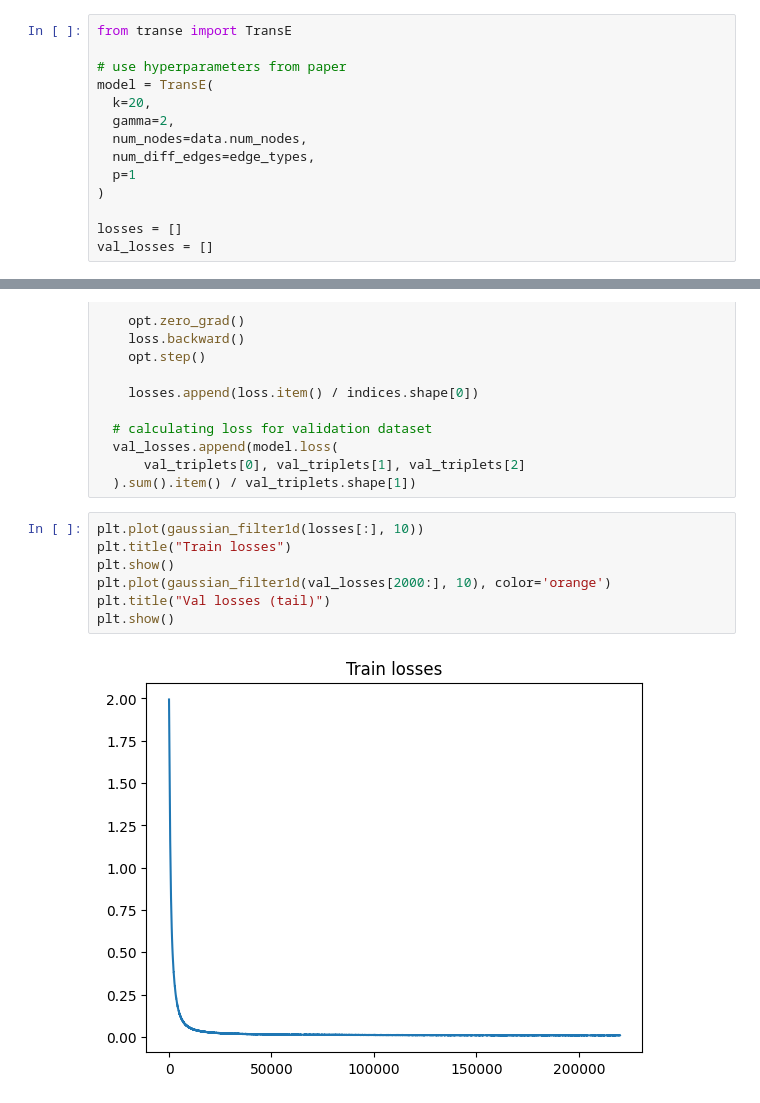
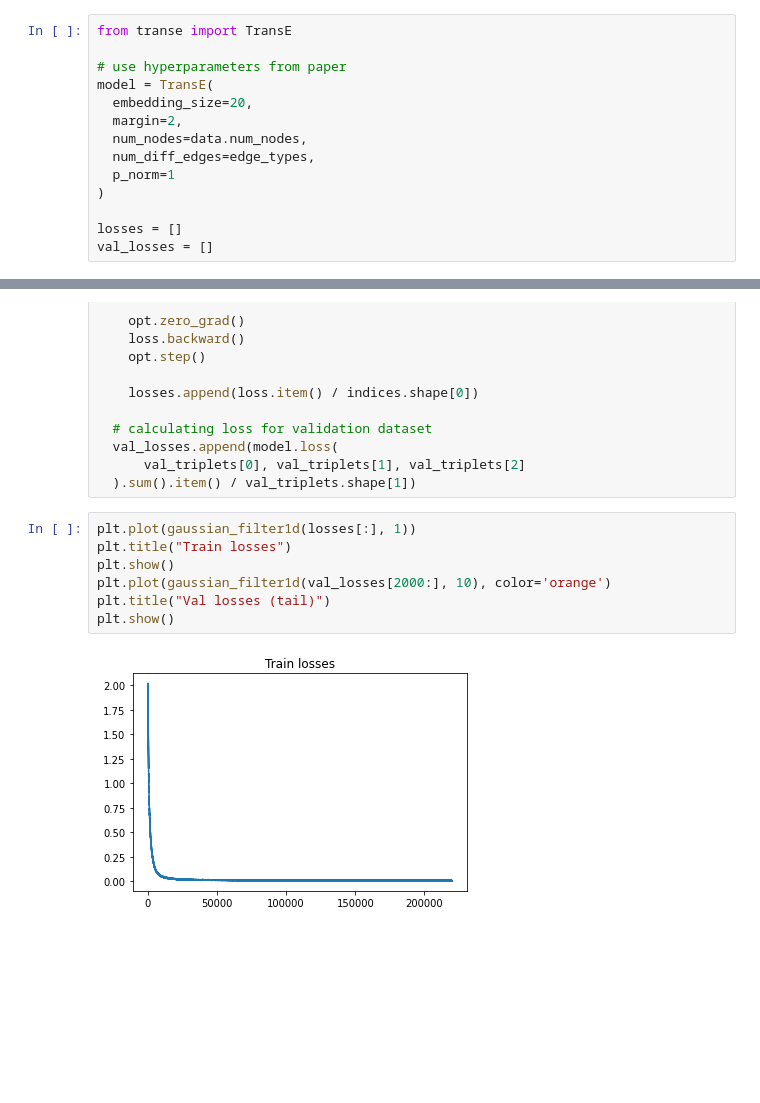
Before and after one commit to EgorShibaev/Improving-the-synonymization-model-test-task, a Jupyter notebook: link_prediction.ipynb, the cells around one changed output, grey strips where cells are left out. Drawn from its saved outputs; the diff is of its cells as text; blank space fills up the shorter version.

Commit message:
use margin_ranking_loss + renaming variables

```diff
--- a/link_prediction.ipynb
+++ b/link_prediction.ipynb
@@ -96,11 +100,11 @@ from transe import TransE
 
 # use hyperparameters from paper
 model = TransE(
-  k=20,
-  gamma=2,
+  embedding_size=20,
+  margin=2,
   num_nodes=data.num_nodes,
   num_diff_edges=edge_types,
-  p=1
+  p_norm=1
 )
 
 losses = []
@@ -136,11 +140,11 @@ for epoch in tqdm(range(epochs)):
       val_triplets[0], val_triplets[1], val_triplets[2]
   ).sum().item() / val_triplets.shape[1])
 # %%
-plt.plot(gaussian_filter1d(losses[:], 10))
+plt.plot(gaussian_filter1d(losses[:], 1))
 plt.title("Train losses")
 plt.show()
 plt.plot(gaussian_filter1d(val_losses[2000:], 10), color='orange')
 plt.title("Val losses (tail)")
 plt.show()
 # %% [output]
-[figure, old version]
+[figure, new version]
```
Also changed, not shown: parts of 5 cells of this notebook, 2 other files.
